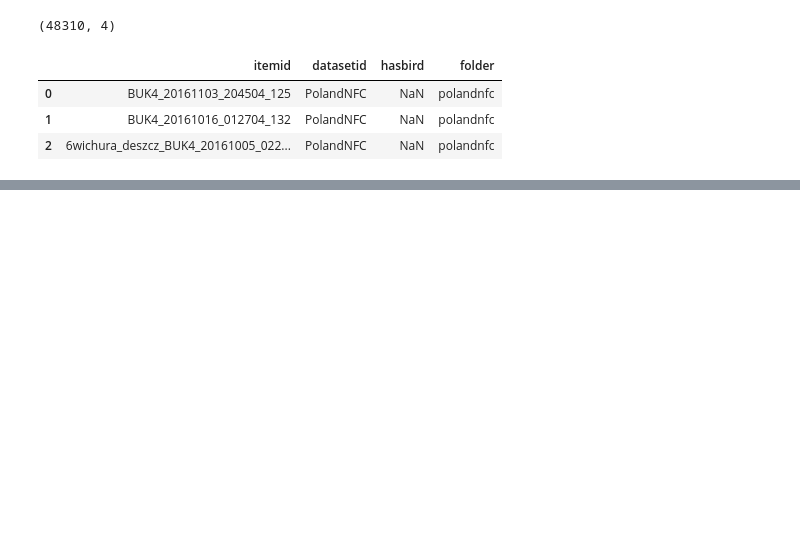
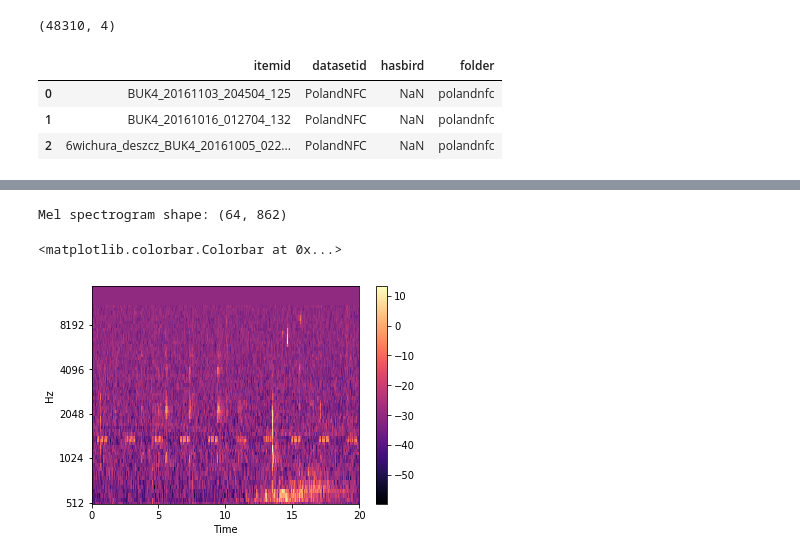
Before and after one commit to jonnor/birddetect, a Jupyter notebook: Features.ipynb, the cells around one changed output, grey strips where cells are left out. Drawn from its saved outputs; the diff is of its cells as text; code cells hidden in the pictures; blank space fills up the shorter version.

```diff
--- a/Features.ipynb
+++ b/Features.ipynb
@@ -21,5 +29,5 @@ import features
 # %%
-dataset = dcase2018bad.load_dataset()
+dataset = dcase2018bird.load_dataset()
 print(dataset.shape)
 dataset.head(3)
 # %% [output]
@@ -28,3 +36,35 @@ dataset.head(3)
 | 0 | BUK4_20161103_204504_125 | PolandNFC | NaN | polandnfc |
 | 1 | BUK4_20161016_012704_132 | PolandNFC | NaN | polandnfc |
 | 2 | 6wichura_deszcz_BUK4_20161005_022... | PolandNFC | NaN | polandnfc |
+# %%
+def read_audio(url):
+    f = urllib.request.urlopen(url)
+    data = io.BytesIO(f.read())
+    samplerate, samples  = scipy.io.wavfile.read(data)
+    assert samplerate == 44100, samplerate
+    data = samples.astype('float')/32768
+    return samplerate, data
+
+def melspec(data, sr, subtract='median', n_mels=64, fmin=500, fmax=15000, htk=True,):
+    from librosa.feature import melspectrogram
+
+    mel = melspectrogram(y=data, sr=sr,
+                         n_mels=n_mels, fmin=fmin, fmax=fmax, htk=True)
+    mel = librosa.core.amplitude_to_db(mel, ref=1.0)
+
+    if not subtract:
+        pass #disabled
+    elif subtract == 'mean':
+        mel = mel - (numpy.mean(mel, axis=1, keepdims=True) + 1e-8)
+    elif subtract == 'median':
+        mel = mel - (numpy.median(mel, axis=1, keepdims=True) + 1e-8)
+    else:
+        raise ValueError('Unsupported subtract={}'.format(subtract))
+
+    return mel
+
+example_url = list(dcase2018bird.wav_urls(dataset[dataset.hasbird == True]))[100]
+print('Example URL:', example_url)
+example_sr, example_data = read_audio(example_url)
+print('File samplerate, length:', example_sr, example_data.shape)
+IPython.display.Audio(example_url)
@@ -30,0 +75,9 @@ dataset.head(3)
+# %%
+example_mel = melspec(example_data, example_sr)
+print('Mel spectrogram shape:', example_mel.shape)
+librosa.display.specshow(example_mel+example_mel.min(), y_axis='mel', x_axis='time', fmin=500, fmax=15000)
+plt.colorbar()
+# %% [output]
+Mel spectrogram shape: (64, 862)
+<matplotlib.colorbar.Colorbar at 0x...>
+[figure, added]
```
Also changed, not shown: parts of 12 cells of this notebook, 3 other files.
